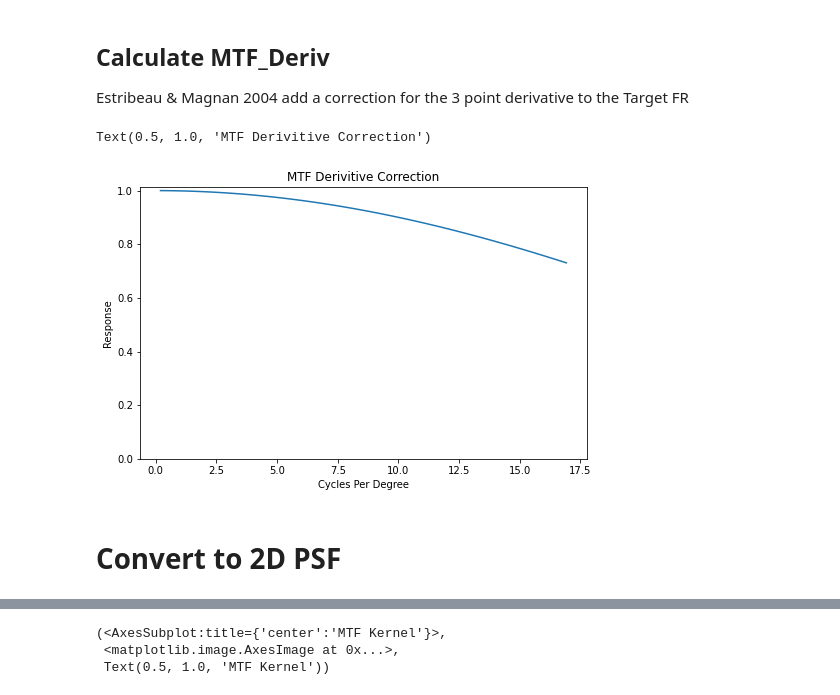
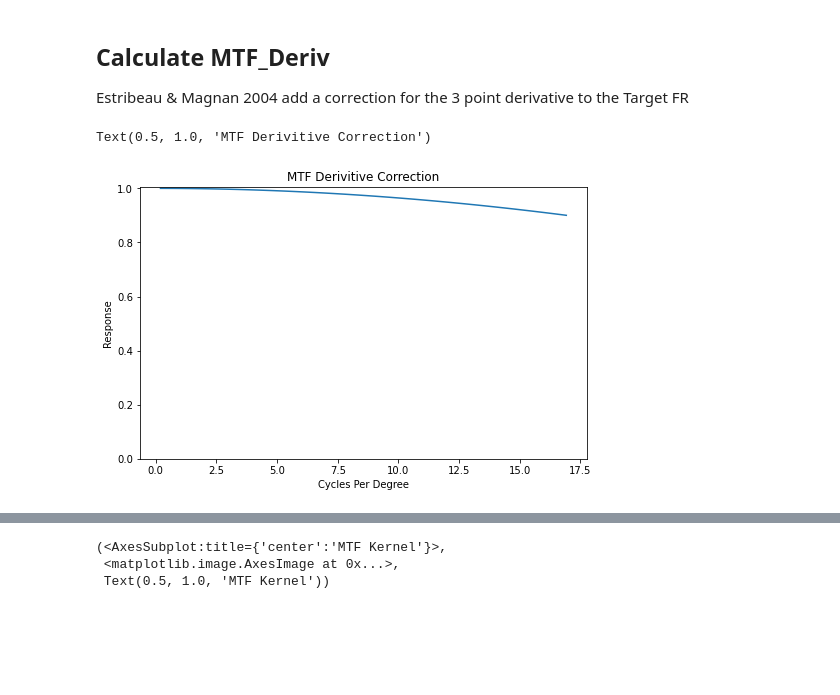
Before and after one commit to vdutell/st-bravo_analysis, a Jupyter notebook: 0b. Calibration_MTF_SlantEdge.ipynb, the cells around one changed output, grey strips where cells are left out. Cells and saved outputs as stored; diff of their text form; code cells hidden in the pictures; blank space fills up the shorter version.

```diff
--- a/0b. Calibration_MTF_SlantEdge.ipynb
+++ b/0b. Calibration_MTF_SlantEdge.ipynb
@@ -336,6 +330,7 @@ Text(0.5, 1.0, 'Line Spread Function (3-Point Derivative of Smoothed ESF)')
 # %% [markdown]
 ## Take Derivative for Spatial Frequency Response
 # %%
+proj_1d_vals_smooth /= np.max(proj_1d_vals_smooth)
 sfr = np.abs(np.fft.rfft(proj_1d_vals_smooth))
 sfrfq = np.fft.rfftfreq(len(proj_1d_vals_smooth))
 
@@ -356,19 +351,19 @@ Text(0.5, 1.0, 'Spatial Frequency Response')
 ## Calculate MTF_Deriv
 Estribeau & Magnan 2004 add a correction for the 3 point derivative to the Target FR
 # %%
-def mtf_deriv(f, pixel_oversampling=4, k=2, pixel_pitch=0.05):
+def mtf_deriv(f, pixel_oversampling=4, k=2, pixel_pitch=1):
     delta = pixel_pitch/pixel_oversampling
     result = np.sin(np.pi*delta*k*f)/(np.pi*delta*k*f)
     return(result)
 
-mtf_deriv_vals = mtf_deriv(fqs_cpd_1d, pixel_pitch = )
+#pixel pitch in degrees (our output denominator in fq values)
+pp = 1./horiz_ppd
+mtf_deriv_vals = mtf_deriv(fqs_cpd_1d, pixel_oversampling=bin_multiplier, pixel_pitch = pp)
 plt.plot(fqs_cpd_1d, mtf_deriv_vals)
 plt.ylim(ymin=0)
 plt.xlabel('Cycles Per Degree')
 plt.ylabel('Response')
 plt.title('MTF Derivitive Correction')
 # %% [output]
 Text(0.5, 1.0, 'MTF Derivitive Correction')
-[figure, old version]
+[figure, new version]
-# %% [markdown]
-# Convert to 2D PSF
```
Also changed, not shown: parts of 9 cells of this notebook, 12 other files.
